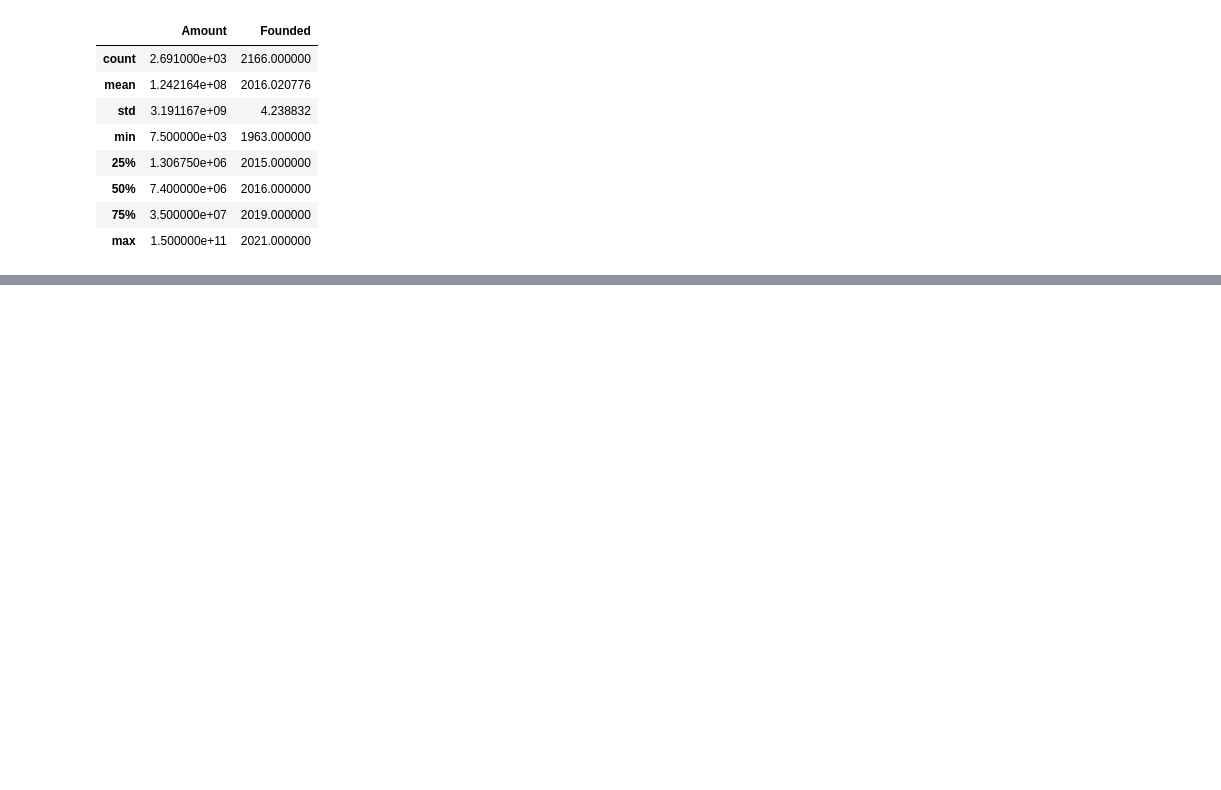
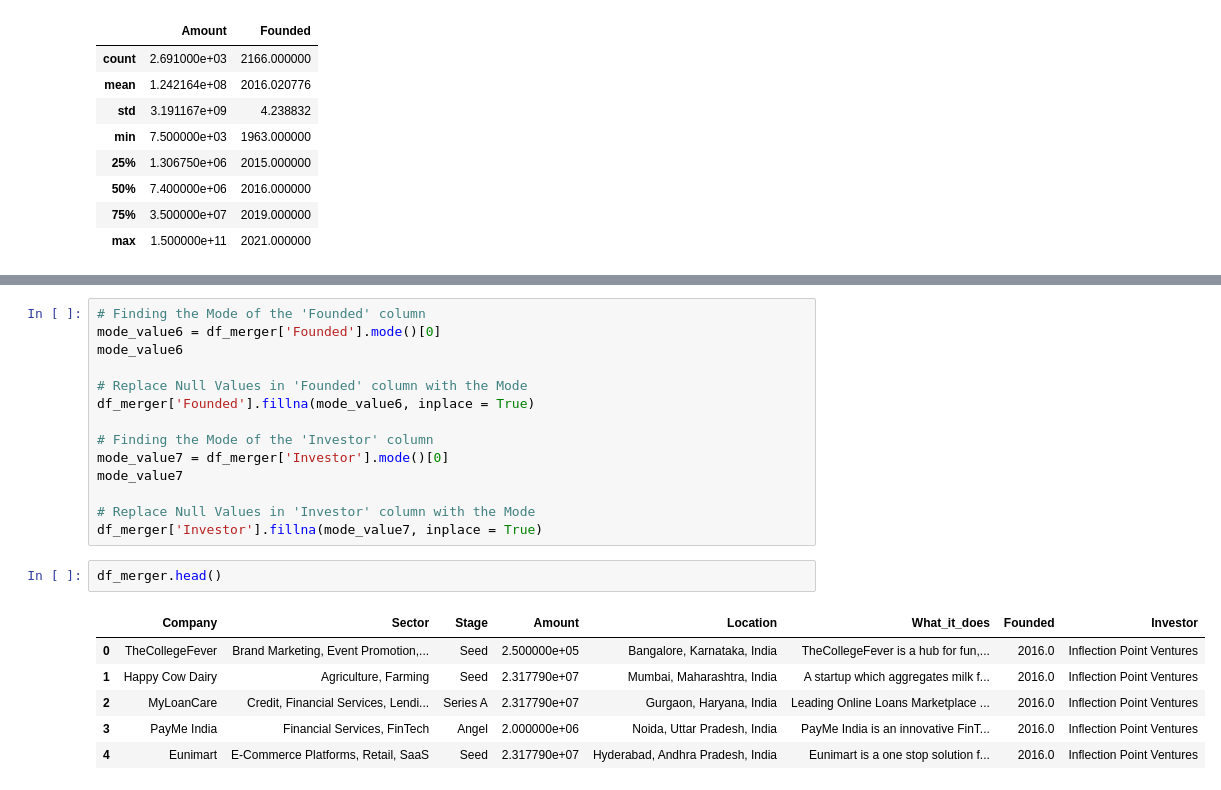
Before and after one commit to BamBamOguns/CA_First_Project_LP1, a Jupyter notebook: Notebooks/main.ipynb, the cells around one changed output, grey strips where cells are left out. Saved outputs shown, nothing was run; the diff lists cells and outputs as text; blank space fills up the shorter version.

```diff
--- a/Notebooks/main.ipynb
+++ b/Notebooks/main.ipynb
@@ -1234,0 +1257,23 @@ df_merger.describe()
+# %%
+# Finding the Mode of the 'Founded' column
+mode_value6 = df_merger['Founded'].mode()[0]
+mode_value6
+
+# Replace Null Values in 'Founded' column with the Mode
+df_merger['Founded'].fillna(mode_value6, inplace = True)
+
+# Finding the Mode of the 'Investor' column
+mode_value7 = df_merger['Investor'].mode()[0]
+mode_value7
+
+# Replace Null Values in 'Investor' column with the Mode
+df_merger['Investor'].fillna(mode_value7, inplace = True)
+# %%
+df_merger.head()
+# %% [output]
+|  | Company | Sector | Stage | Amount | Location | What_it_does | Founded | Investor |
+| 0 | TheCollegeFever | Brand Marketing, Event Promotion,... | Seed | 2.500000e+05 | Bangalore, Karnataka, India | TheCollegeFever is a hub for fun,... | 2016.0 | Inflection Point Ventures |
+| 1 | Happy Cow Dairy | Agriculture, Farming | Seed | 2.317790e+07 | Mumbai, Maharashtra, India | A startup which aggregates milk f... | 2016.0 | Inflection Point Ventures |
+| 2 | MyLoanCare | Credit, Financial Services, Lendi... | Series A | 2.317790e+07 | Gurgaon, Haryana, India | Leading Online Loans Marketplace ... | 2016.0 | Inflection Point Ventures |
+| 3 | PayMe India | Financial Services, FinTech | Angel | 2.000000e+06 | Noida, Uttar Pradesh, India | PayMe India is an innovative FinT... | 2016.0 | Inflection Point Ventures |
+| 4 | Eunimart | E-Commerce Platforms, Retail, SaaS | Seed | 2.317790e+07 | Hyderabad, Andhra Pradesh, India | Eunimart is a one stop solution f... | 2016.0 | Inflection Point Ventures |
```
Also changed, not shown: parts of 3 cells of this notebook.
